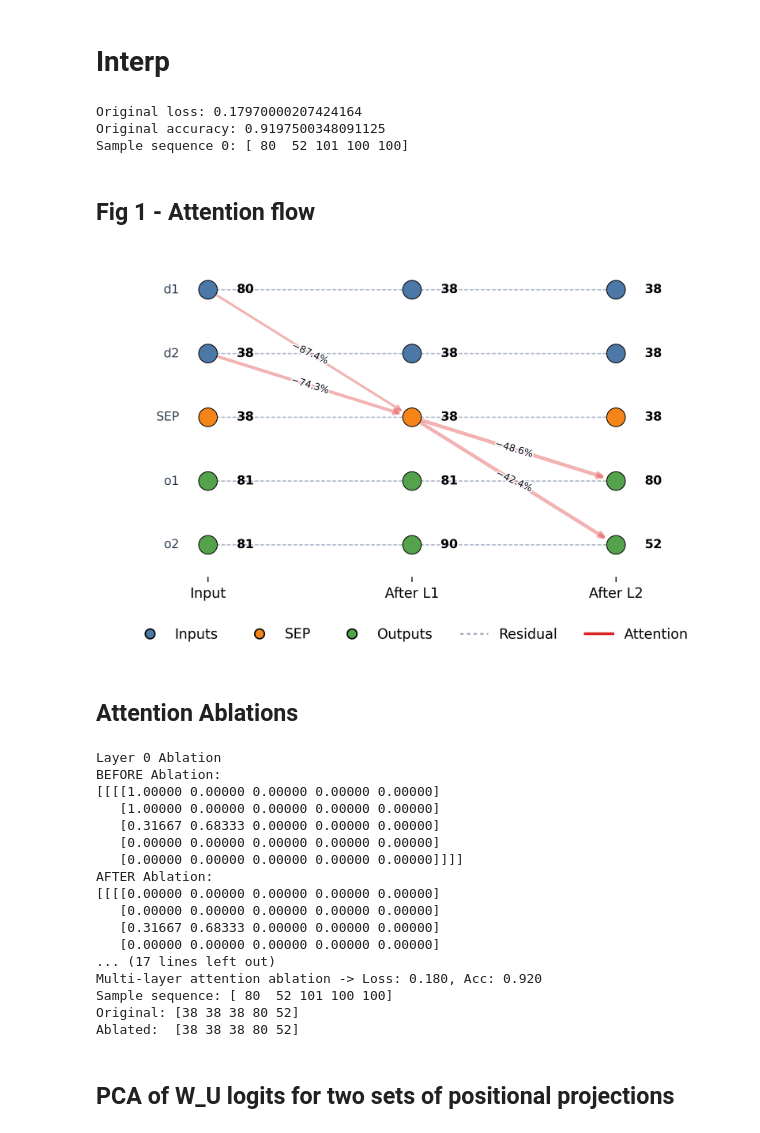
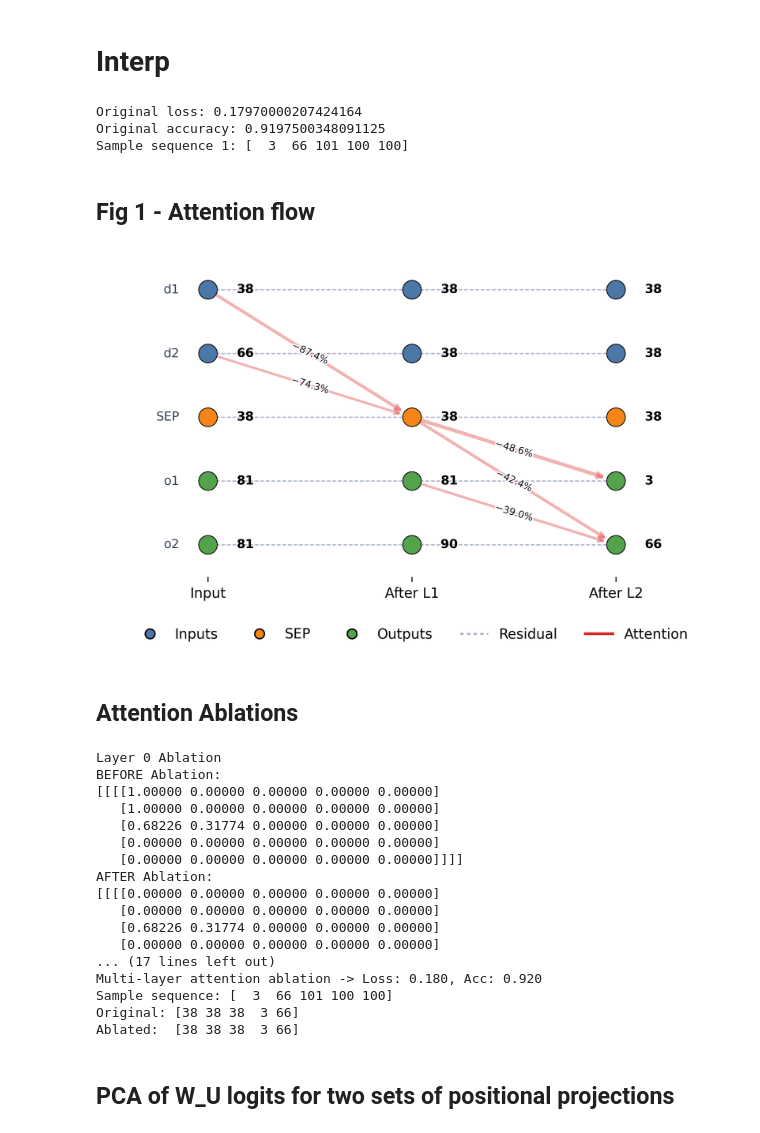
Before and after one commit to Theosdoor/order-by-scale, a Jupyter notebook: PAPER/nb_final.ipynb, the cells around one changed output. Cells and saved outputs as stored; diff of their text form; code cells hidden in the pictures.

```diff
--- a/PAPER/nb_final.ipynb
+++ b/PAPER/nb_final.ipynb
@@ -271,6 +271,6 @@ else:
         print(f"Model path already exists. Saving new model to {MODEL_PATH}")
     print("Training model")
     model = make_model()
-    train(model, max_steps=100000, checkpoints=USE_CHECKPOINTING)
+    train(model, max_steps=MAX_TRAIN_STEPS, checkpoints=USE_CHECKPOINTING)
     save_model(model, MODEL_PATH)
 # %% [output]
@@ -305,7 +288,7 @@ loss_fn = torch.nn.CrossEntropyLoss()
 # Check loss on validation set
 val_inputs = val_ds.tensors[0].to(DEV)
 val_targets = val_ds.tensors[1].to(DEV)
-sample_idx = 0  # Use the xth sample in the validation set for comparing predictions
+sample_idx = 1  # Use the xth sample in the validation set for comparing predictions
 sample_list = val_inputs[sample_idx].cpu().numpy()
 
 # --- Calculate Original Loss on last 2 digits ---
@@ -326,7 +309,7 @@ print(f"Sample sequence {sample_idx}: {sample_list}")
 # %% [output]
 Original loss: 0.17970000207424164
 Original accuracy: 0.9197500348091125
-Sample sequence 0: [ 80  52 101 100 100]
+Sample sequence 1: [  3  66 101 100 100]
 # %% [markdown]
 ## Fig 1 - Attention flow
 # %%
@@ -334,7 +317,7 @@ from matplotlib.patches import FancyArrowPatch
 import matplotlib.patheffects as pe
 from matplotlib.path import Path as MplPath  # NEW: inspect curve type
 
-# Use a single validation example (sample_idx is defined earlier)
+# Use a single validation example
 example = val_inputs[sample_idx].unsqueeze(0).to(DEV)
 
 # Run and cache activations
@@ -439,7 +422,7 @@ if N_LAYER == 2:
         (0, 4, 2): -0.1, # o2 --> sep
         (1, 3, 2): -48.6, # o1 --> sep (L1)
         (1, 4, 2): -42.4, # o2 --> sep (L1)
-        (1, 4, 3): -37.8, # o2 --> o1 (L1)
+        (1, 4, 3): -39.0, # o2 --> o1 (L1)
     }
 elif N_LAYER == 3:
     delta_acc_pp = {
@@ -458,12 +441,12 @@ def format_delta_pp(val):
     return f"{sign}{abs(val):.1f}%"
 
 # Attention edges (curved; width/alpha ~ weight)
-threshold = 0.05  # ignore tiny weights
+threshold = 0.04  # ignore tiny weights
 arrow_color = "#DC2626"   # red
 arrow_alpha = 0.35        # translucent to avoid obscuring text
 
 # Label controls
-label_threshold = 0.05     # only label edges above this weight
+label_threshold = 0.04     # only label edges above this weight
 show_placeholder = False   # set True to show "—" for missing entries
 label_offset = 0.12        # distance of label from the edge midpoint
 
@@ -553,35 +536,34 @@ for l in range(L):
                 clip_on=False,
             )
             ann.set_path_effects([pe.withStroke(linewidth=2.0, foreground="white", alpha=0.85)])
 
 # Axes cosmetics
 ax.set_xlim(-0.5, L + 0.5)
 ax.set_ylim(-0.5, N - 0.5)
 ax.set_xticks(x_positions)
 ax.set_xticklabels(["Input"] + [f"After L{l+1}" for l in range(L)])
 ax.set_yticks([])  # we draw our own labels
 for spine in ax.spines.values():
     spine.set_visible(False)
 
 # Legend (update attention color to red)
 legend_elements = [
     Line2D([0], [0], marker="o", color="w", label="Inputs",
            markerfacecolor=role_colors["input"], markeredgecolor="black", markersize=7),
     Line2D([0], [0], marker="o", color="w", label="SEP",
            markerfacecolor=role_colors["sep"], markeredgecolor="black", markersize=7),
     Line2D([0], [0], marker="o", color="w", label="Outputs",
            markerfacecolor=role_colors["output"], markeredgecolor="black", markersize=7),
     Line2D([0], [0], linestyle=(0, (2, 2)), color="#94A3B8", lw=1.2, label="Residual"),
     Line2D([0], [0], color=arrow_color, lw=2, label="Attention"),
 ]
 ax.legend(handles=legend_elements, frameon=False, ncol=5,
           loc="upper center", bbox_to_anchor=(0.5, -0.12))
 
 plt.tight_layout()
-plt.savefig("figs/fig1.png", dpi=300, bbox_inches="tight")
 plt.show()
 # %% [output]
-[figure, old version]
+[figure, new version]
 # %% [markdown]
 ## Attention Ablations
 # %%
@@ -595,7 +577,7 @@ ablate_in_l1 = [
                 (0,0),
                 (1,0),
                 (2,0),
-                (2,1)
+                (2,1),
                 ]
 
 ablate_in_l2 = [(0,0),(1,0),(2,0), (2,1), (3,0),  (4,0), (4,1), (4,2), (4,3)]
@@ -641,7 +623,7 @@ def make_pattern_hook(mask_2d: torch.Tensor, head_index=None, set_to=0.0, renorm
         # Keep a copy for safe fallback in renorm
         pre = pattern.clone()
         print(f"\nLayer {hook.layer()} Ablation")
-        print(f'BEFORE Ablation:\n{pattern[0, head_index, :, :].cpu().numpy()}')
+        print(f'BEFORE Ablation:\n{pattern[sample_idx, head_index, :, :].cpu().numpy()}')
         # print(f'Mask:\n{m4_all[0, 0, :, :].cpu().numpy()}')
 
 
@@ -665,7 +647,7 @@ def make_pattern_hook(mask_2d: torch.Tensor, head_index=None, set_to=0.0, renorm
                     s = p.sum(dim=-1, keepdim=True).clamp_min(eps)   # [B, Nr, 1]
                     pattern[:, h, rows_idx, :] = p / s
 
-        print(f'AFTER Ablation:\n{pattern[0, head_index, :, :].cpu().numpy()}')
+        print(f'AFTER Ablation:\n{pattern[sample_idx, head_index, :, :].cpu().numpy()}')
         return pattern
 
     return hook
@@ -713,19 +695,19 @@ Layer 0 Ablation
 BEFORE Ablation:
 [[[[1.00000 0.00000 0.00000 0.00000 0.00000]
    [1.00000 0.00000 0.00000 0.00000 0.00000]
-   [0.31667 0.68333 0.00000 0.00000 0.00000]
+   [0.68226 0.31774 0.00000 0.00000 0.00000]
    [0.00000 0.00000 0.00000 0.00000 0.00000]
    [0.00000 0.00000 0.00000 0.00000 0.00000]]]]
 AFTER Ablation:
 [[[[0.00000 0.00000 0.00000 0.00000 0.00000]
    [0.00000 0.00000 0.00000 0.00000 0.00000]
-   [0.31667 0.68333 0.00000 0.00000 0.00000]
+   [0.68226 0.31774 0.00000 0.00000 0.00000]
    [0.00000 0.00000 0.00000 0.00000 0.00000]
 ... (17 lines left out)
 Multi-layer attention ablation -> Loss: 0.180, Acc: 0.920
-Sample sequence: [ 80  52 101 100 100]
-Original: [38 38 38 80 52]
-Ablated:  [38 38 38 80 52]
+Sample sequence: [  3  66 101 100 100]
+Original: [38 38 38  3 66]
+Ablated:  [38 38 38  3 66]
 # %% [markdown]
 ## PCA of W_U logits for two sets of positional projections
 # %%
```
Also changed, not shown: parts of 3 cells of this notebook, 1 other file.
